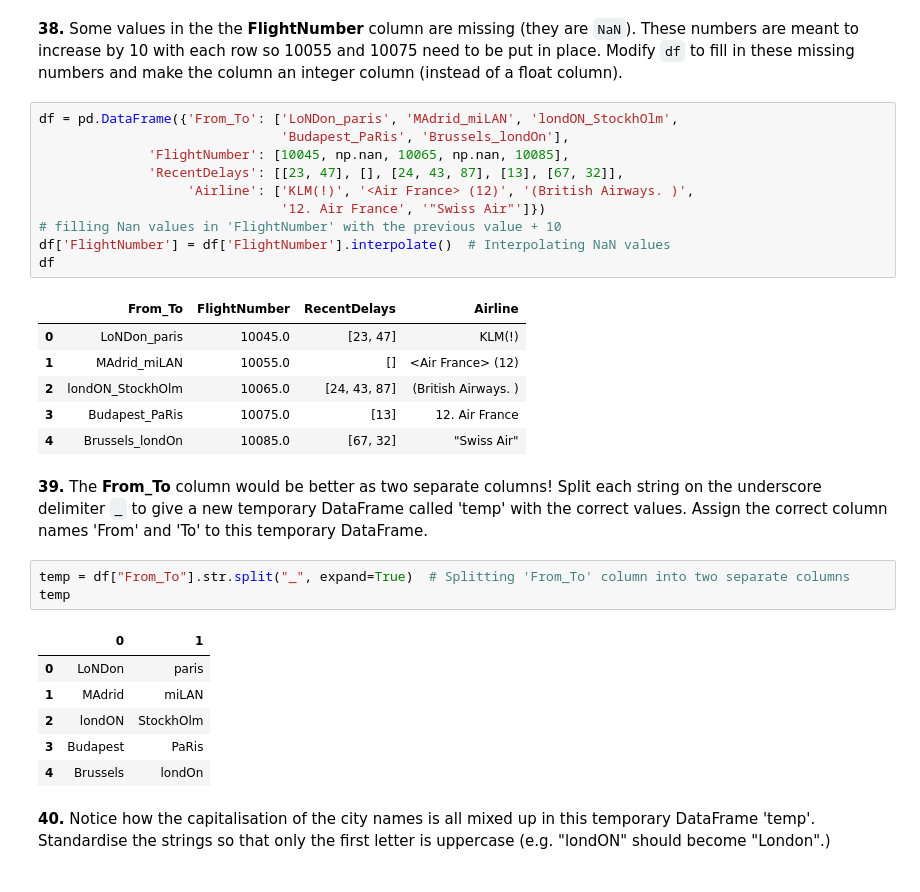
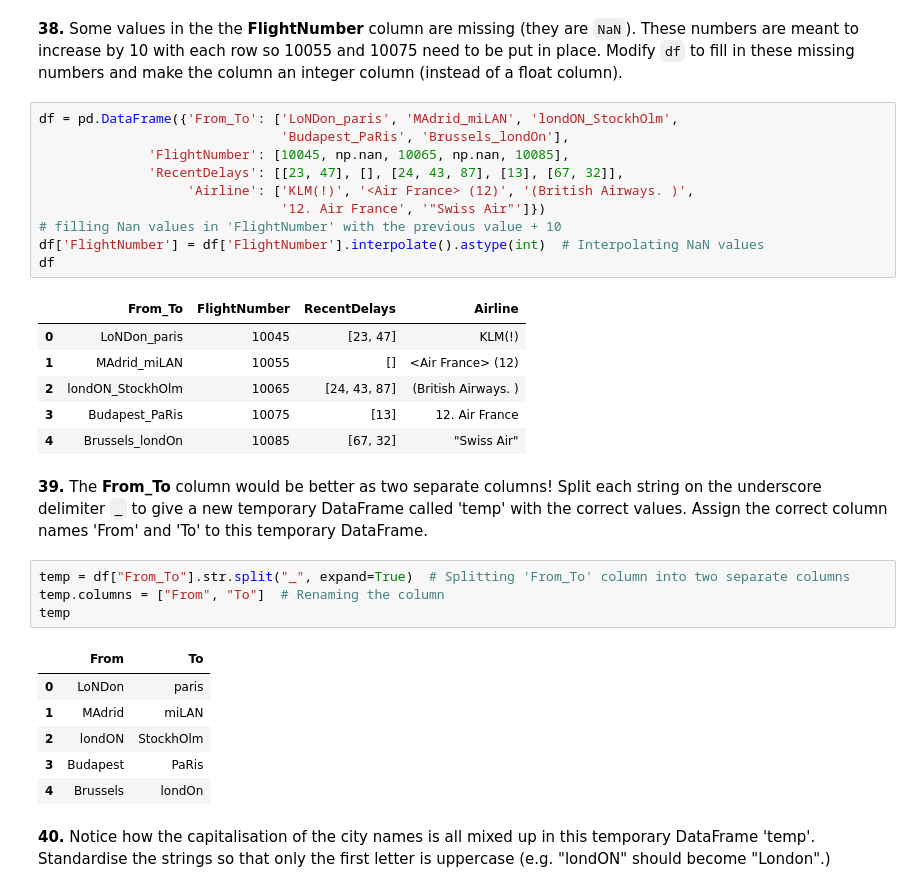
Before and after one commit to Michael-not/60_pandas_puzzles, a Jupyter notebook: 60_pandas_puzzles.ipynb, the cells around one changed output. Cells and saved outputs as stored; diff of their text form.

```diff
--- a/60_pandas_puzzles.ipynb
+++ b/60_pandas_puzzles.ipynb
@@ -752,22 +752,23 @@ df = pd.DataFrame({'From_To': ['LoNDon_paris', 'MAdrid_miLAN', 'londON_StockhOlm
                    'Airline': ['KLM(!)', '<Air France> (12)', '(British Airways. )',
                                '12. Air France', '"Swiss Air"']})
 # filling Nan values in 'FlightNumber' with the previous value + 10
-df['FlightNumber'] = df['FlightNumber'].interpolate()  # Interpolating NaN values
+df['FlightNumber'] = df['FlightNumber'].interpolate().astype(int)  # Interpolating NaN values
 df
 # %% [output]
 |  | From_To | FlightNumber | RecentDelays | Airline |
-| 0 | LoNDon_paris | 10045.0 | [23, 47] | KLM(!) |
-| 1 | MAdrid_miLAN | 10055.0 | [] | <Air France> (12) |
-| 2 | londON_StockhOlm | 10065.0 | [24, 43, 87] | (British Airways. ) |
-| 3 | Budapest_PaRis | 10075.0 | [13] | 12. Air France |
-| 4 | Brussels_londOn | 10085.0 | [67, 32] | "Swiss Air" |
+| 0 | LoNDon_paris | 10045 | [23, 47] | KLM(!) |
+| 1 | MAdrid_miLAN | 10055 | [] | <Air France> (12) |
+| 2 | londON_StockhOlm | 10065 | [24, 43, 87] | (British Airways. ) |
+| 3 | Budapest_PaRis | 10075 | [13] | 12. Air France |
+| 4 | Brussels_londOn | 10085 | [67, 32] | "Swiss Air" |
 # %% [markdown]
 **39.** The **From\_To** column would be better as two separate columns! Split each string on the underscore delimiter `_` to give a new temporary DataFrame called 'temp' with the correct values. Assign the correct column names 'From' and 'To' to this temporary DataFrame.
 # %%
 temp = df["From_To"].str.split("_", expand=True)  # Splitting 'From_To' column into two separate columns
+temp.columns = ["From", "To"]  # Renaming the column
 temp
 # %% [output]
-|  | 0 | 1 |
+|  | From | To |
 | 0 | LoNDon | paris |
 | 1 | MAdrid | miLAN |
 | 2 | londON | StockhOlm |
```
Also changed, not shown: parts of 9 cells of this notebook.
